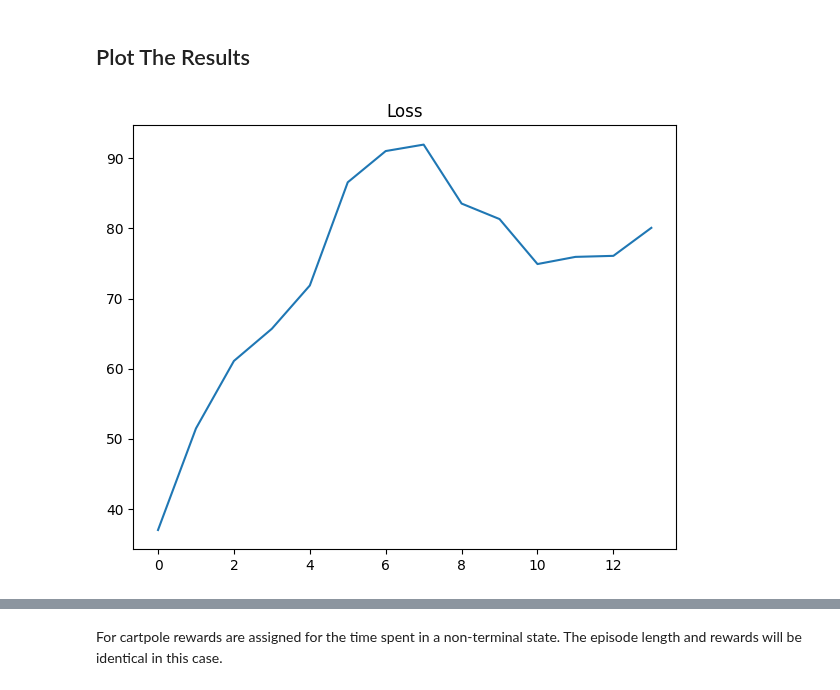
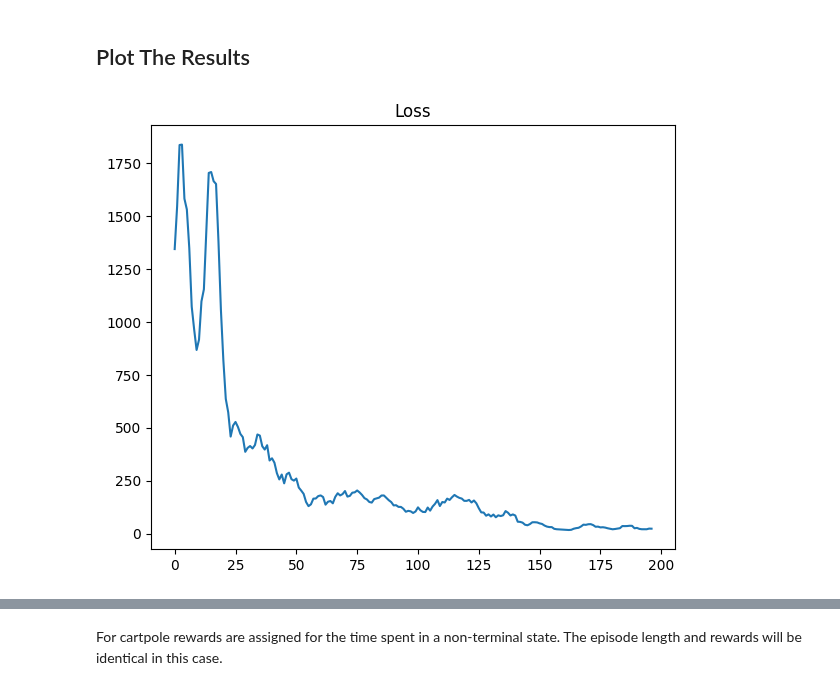
Before and after one commit to ChristianOrr/reinforcement-learning-algorithms, a Jupyter notebook: gae_discrete.ipynb, the cells around one changed output, grey strips where cells are left out. Drawn from its saved outputs; the diff is of its cells as text; code cells hidden in the pictures.

```diff
--- a/gae_discrete.ipynb
+++ b/gae_discrete.ipynb
@@ -38,8 +39,8 @@ from vec_env.subproc_vec_env import SubprocVecEnv
 np.set_printoptions(precision=2, suppress=True)
 # %%
 # Type of environment, options include:
-# CartPole-v1, MountainCar-v0, LunarLander-v2
-ENV_TYPE = "CartPole-v1"
+# CartPole-v1, MountainCar-v0, LunarLander-v2, Acrobot-v1
+ENV_TYPE = "LunarLander-v2"
 # Choose number of parallel environments,
 # don't exceed the number of computer threads
 num_envs = 10
@@ -168,7 +169,7 @@ def test_model(policy_variables, env, rng_key):
         steps += 1
         # Select the action following the parametrized policy
         action_dist = policy_fn.apply(policy_variables, state)
-        action_dist = jnp.array(action_dist).astype(jnp.float64)
+        action_dist = jnp.array(action_dist).astype(jnp.float32)
         # Divide by the total to ensure the values sum to one
         action_dist /= action_dist.sum()
         rng_key, subkey = jax.random.split(rng_key)
@@ -198,14 +199,14 @@ def get_gae(
     Returns:
         Array of gae's for each environment at each step.
     """
-    batch_size = len(done)
+    # batch_size = len(done)
     values = jnp.array(values + [next_value])
-    rewards = jnp.array(rewards)
-    done = jnp.array(done)
+    # rewards = jnp.array(rewards)
+    # done = jnp.array(done)
     advantage = 0
     advantages = []
 
-    for t in reversed(range(batch_size)):
+    for t in reversed(range(done.shape[0])):
         delta = rewards[t] + (gamma * values[t + 1] * done[t]) - values[t]
         advantage = delta + (gamma * lamda * advantage * done[t])
         advantages.append(advantage)
@@ -468,14 +485,14 @@ Moviepy - video ready /home/ubuntu20/code/rl-tabular-algorithms/videos/gae_discr
 # %%
 fig, axs = plt.subplots(ncols=1, figsize=(6, 5))
 axs.set_title("Loss")
 loss_moving_average = (
     np.convolve(
-        losses, np.ones(episode_window), mode="valid"
+        losses, np.ones(cycle_window), mode="valid"
     )
-    / episode_window
+    / cycle_window
 )
 axs.plot(range(len(loss_moving_average)), loss_moving_average)
 plt.tight_layout()
 plt.show()
 # %% [output]
-[figure, old version]
+[figure, new version]
```
Also changed, not shown: parts of 14 cells of this notebook, 23 other files.
